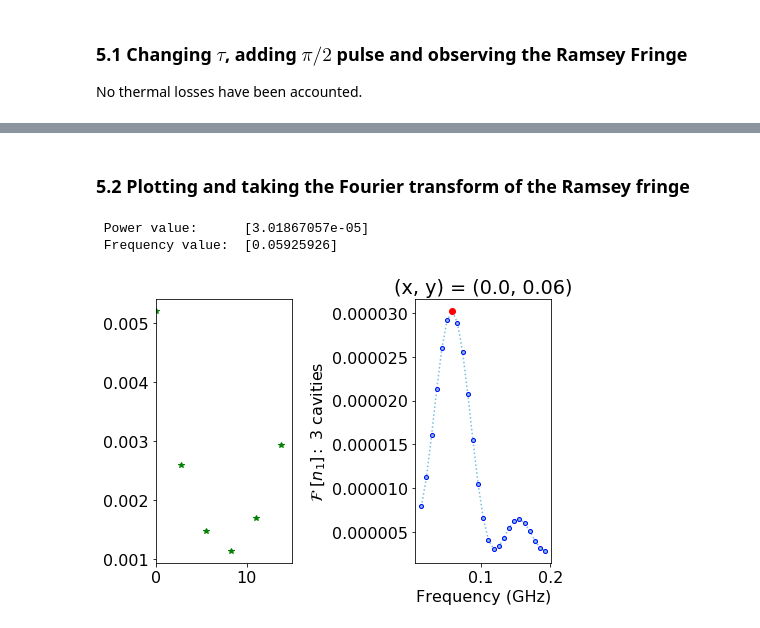
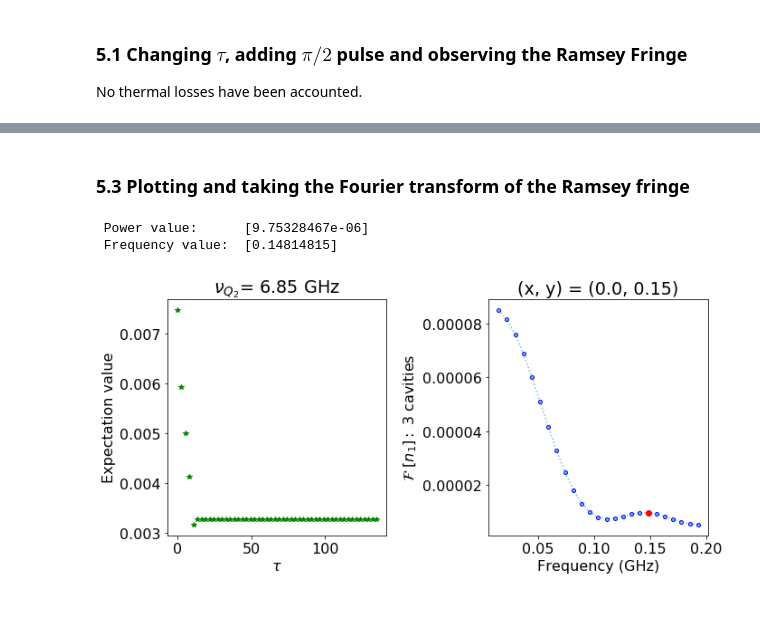
Before and after one commit to SoumyaShreeram/Qubit, a Jupyter notebook: Noteboooks/11. Measuring Stark Shift - Ramsey Experiment.ipynb, the cells around one changed output, grey strips where cells are left out. Saved outputs shown, nothing was run; the diff lists cells and outputs as text; code cells hidden in the pictures.

```diff
--- a/Noteboooks/11. Measuring Stark Shift - Ramsey Experiment.ipynb
+++ b/Noteboooks/11. Measuring Stark Shift - Ramsey Experiment.ipynb
@@ -106,7 +106,7 @@ t_pulse1 = generateTimePulse(tr[1], th[1], 20)
 d = [0.25, 0.2]
 
 w_top = [w_f + 2*pi*d[0], w_f - 2*pi*d[1]]
-no_ramps = 50        # number of ramps pulses sent into the Hamiltonian
+no_ramps = 100        # number of ramps pulses sent into the Hamiltonian
 # %% [output]
 The time pulse is:  [0, 10, 170, 180]
 The time pulse is:  [20, 25, 35, 40]
@@ -455,3 +445,6 @@ rampList = np.linspace(t_pulse1[1], t_pulse[3]-20, no_ramps)
 
 # generates the pulses with varying tau
 ramp_vals = genTimePulses(rampList)
+
+# creating an array of v_q2
+dv = np.linspace(0.3, w_top[0]-w_q2+1, 10)
@@ -460 +453,26 @@ Solving the Hamiltonian for every $\tau$.
+# %%
+def FourierTransformOf(rampList, ramp_exp_arr):
+    """
+    Function calculates the Fourier Transform of the input x-y data
+    @param rampLish :: x-values e.g. array of times
+    @param ramp_exp_arr :: real valued array whose FFT is calculated
+
+    @returns freq_arr :: x-vales in the freqeuncy domain
+             power :: Fourier transformed values of input ramp_exp_arr
+    """
+    # fft of ram_exp_arr
+    ramp_FFT = np.fft.rfft(ramp_exp_arr)
+    power = np.real(ramp_FFT)*np.real(ramp_FFT)+np.imag(ramp_FFT)*np.imag(ramp_FFT)
+
+    # generating the FFT frequency array
+    start_pt = 1/rampList[-1]
+    freq_arr = np.linspace(start_pt, start_pt*len(power), len(power))
+    return freq_arr, power
+
+
+def storePeakFFTvals(rampList, ramp_exp_arr):
+    rampList_FFT, ramp_exp_arr_FFT = FourierTransformOf(rampList, ramp_exp_arr)
+    # find peaks
+    peak, _ = find_peaks(ramp_exp_arr_FFT, distance=700)
+    return rampList_FFT[peak]
 # %%
@@ -494,3 +531,3 @@ Dimensions of the resultant 2D array: (50,)
 # %% [markdown]
-### 5.2 Plotting and taking the Fourier transform of the Ramsey fringe
+### 5.3 Plotting and taking the Fourier transform of the Ramsey fringe
 # %%
@@ -535,16 +554,15 @@ def printResults(y, x):
     print(' Frequency value: ', x)
     return
 # %%
-fig, ax = plt.subplots(1, 2, figsize=(7, 5))
+fig, ax = plt.subplots(1, 2, figsize=(10, 5))
 
 ax[0].plot(rampList-t_pulse1[1], ramsey_fr_arr, 'g*')
-ax[0].set_xlim(0, 15)
-#setXYlabel('Hold time,'+ r' $\tau$, {\rm for} $q_2 ({\rm ns})$', 'Expectation value', True, r'Ramsey fringe at $\nu_{\rm q_2}$'%w_top[1]/(2*pi))
+setXYlabel(ax[0], r'$\tau$', 'Expectation value', True, r'$\nu_{Q_2}$= %.2f GHz'%(w_top[1]/(2*pi)))
 
 yf_peak, xf_peak = plotFFT(ax[1], rampList-t_pulse1[1], ramsey_fr_arr)
 printResults(yf_peak, xf_peak)
 fig.tight_layout()
 # %% [output]
- Power value:      [3.01867057e-05]
- Frequency value:  [0.05925926]
+ Power value:      [9.75328467e-06]
+ Frequency value:  [0.14814815]
-[figure, old version]
+[figure, new version]
```
Also changed, not shown: parts of 7 cells of this notebook, 2 other files.
